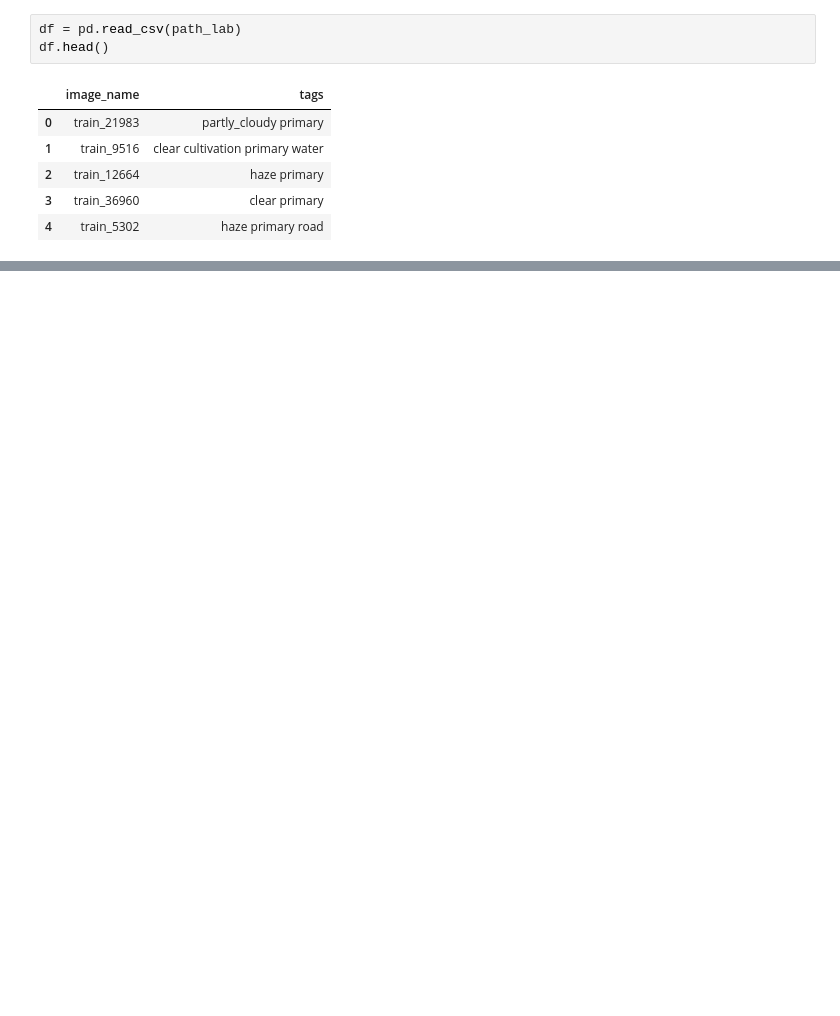
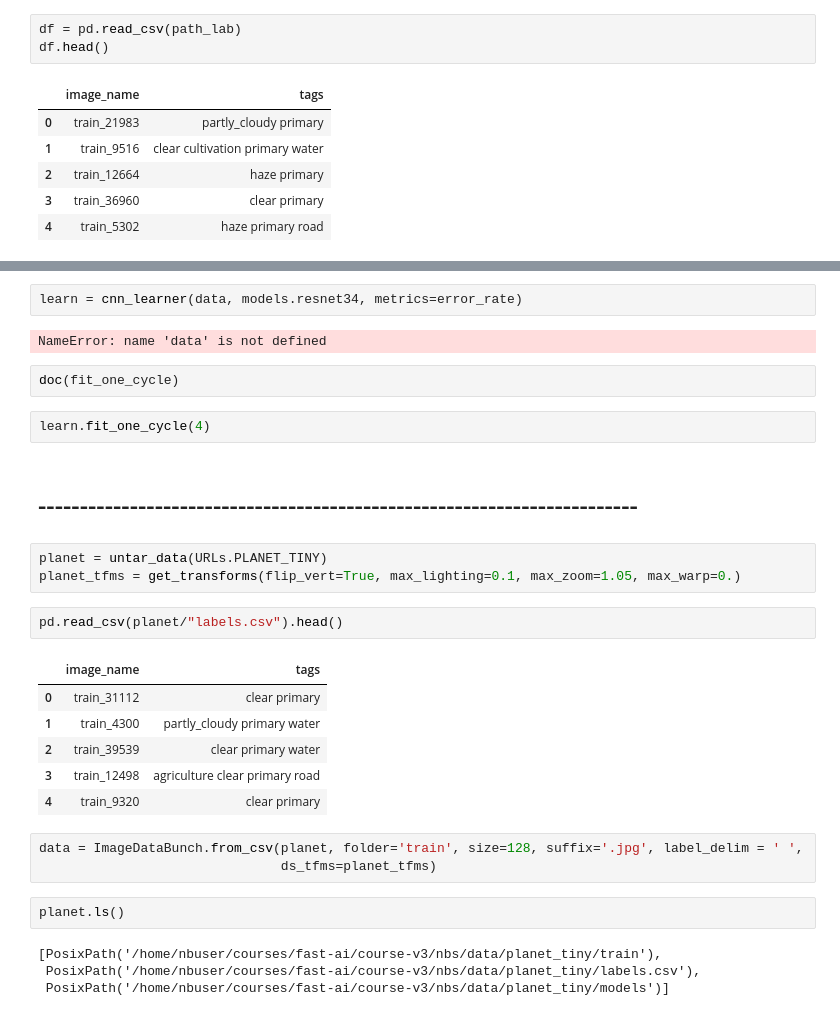
Before and after one commit to thomasrmulhern/fast_ai, a Jupyter notebook: image_classifier.ipynb, the cells around one changed output, grey strips where cells are left out. Cells and saved outputs as stored; diff of their text form; blank space fills up the shorter version.

```diff
--- a/image_classifier.ipynb
+++ b/image_classifier.ipynb
@@ -124,0 +118,31 @@ IndexError: index 0 is out of bounds for axis 0 with size 0
+# %%
+learn = cnn_learner(data, models.resnet34, metrics=error_rate)
+# %% [output]
+NameError: name 'data' is not defined
+# %%
+doc(fit_one_cycle)
+# %%
+learn.fit_one_cycle(4)
+# %% [markdown]
+# ------------------------------------------------------------------------
+# %%
+planet = untar_data(URLs.PLANET_TINY)
+planet_tfms = get_transforms(flip_vert=True, max_lighting=0.1, max_zoom=1.05, max_warp=0.)
+# %%
+pd.read_csv(planet/"labels.csv").head()
+# %% [output]
+|  | image_name | tags |
+| 0 | train_31112 | clear primary |
+| 1 | train_4300 | partly_cloudy primary water |
+| 2 | train_39539 | clear primary water |
+| 3 | train_12498 | agriculture clear primary road |
+| 4 | train_9320 | clear primary |
+# %%
+data = ImageDataBunch.from_csv(planet, folder='train', size=128, suffix='.jpg', label_delim = ' ',
+                               ds_tfms=planet_tfms)
+# %%
+planet.ls()
+# %% [output]
+[PosixPath('/home/nbuser/courses/fast-ai/course-v3/nbs/data/planet_tiny/train'),
+ PosixPath('/home/nbuser/courses/fast-ai/course-v3/nbs/data/planet_tiny/labels.csv'),
+ PosixPath('/home/nbuser/courses/fast-ai/course-v3/nbs/data/planet_tiny/models')]
```
Also changed, not shown: parts of 37 cells of this notebook.
